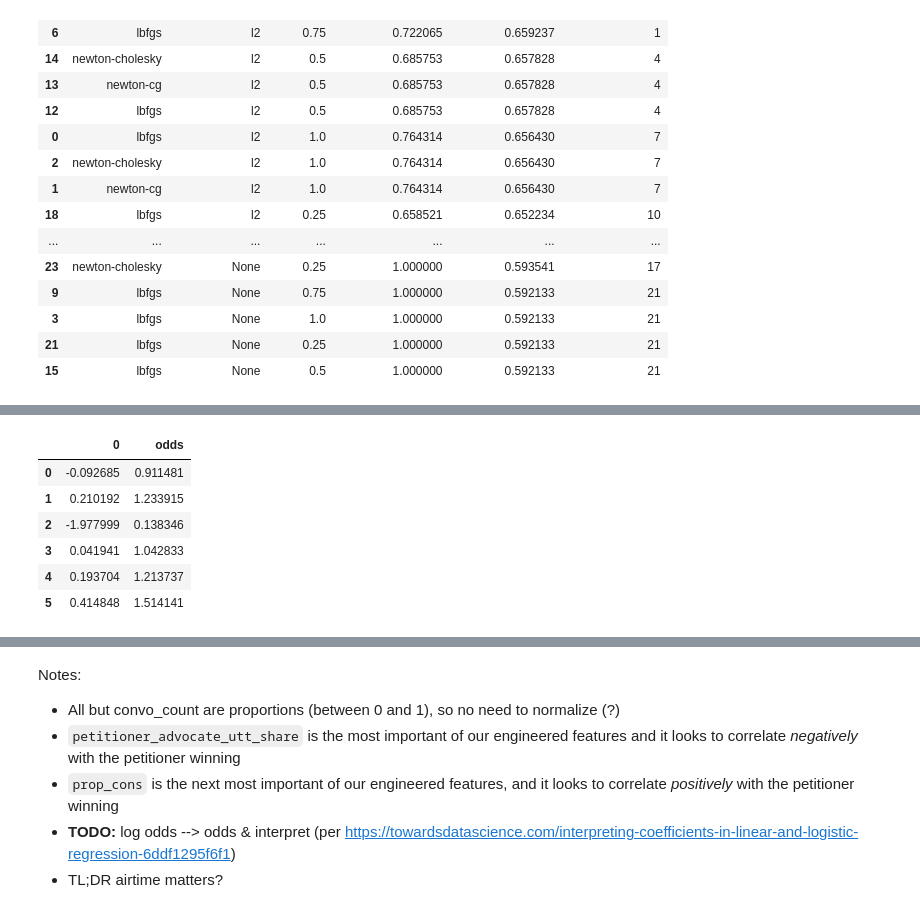
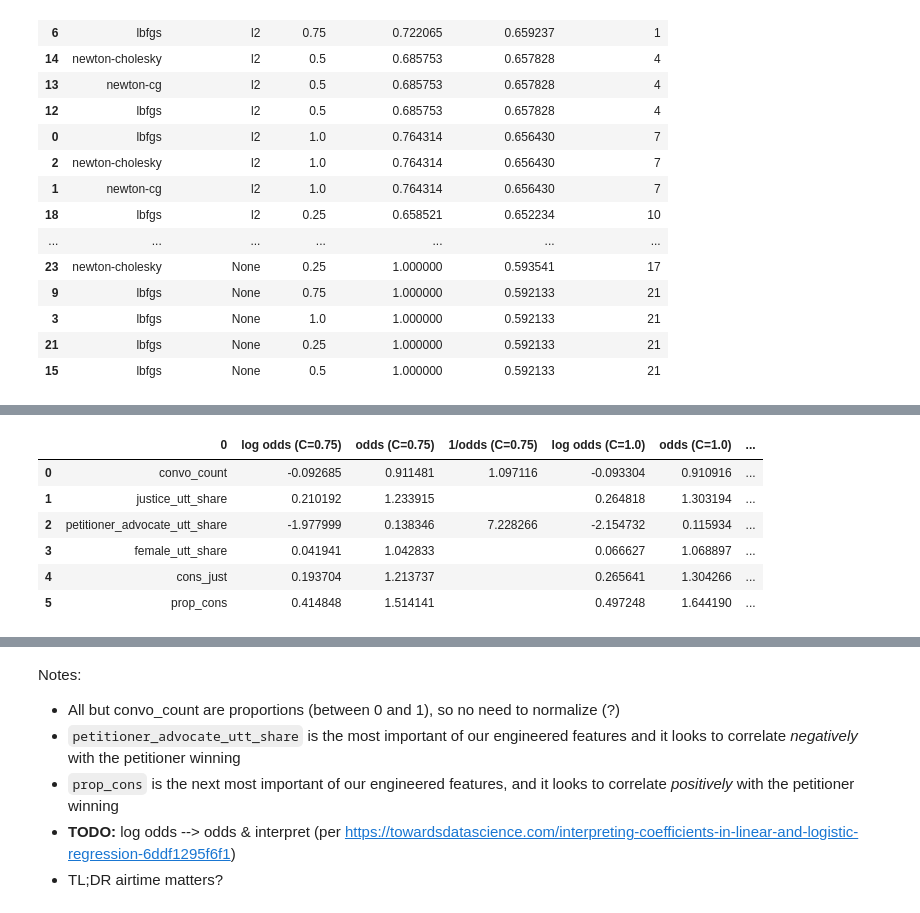
Before and after one commit to baueramari/team-supreme, a Jupyter notebook: explore_fv.ipynb, the cells around one changed output, grey strips where cells are left out. Drawn from its saved outputs; the diff is of its cells as text; code cells hidden in the pictures.

```diff
--- a/explore_fv.ipynb
+++ b/explore_fv.ipynb
@@ -299,11 +309,24 @@ mod_coefs
-# %%
-mod_coefs.loc[:, 'odds'] = np.exp(mod_coefs.loc[:, 0])
-mod_coefs
-# %% [output]
-|  | 0 | odds |
-| 0 | -0.092685 | 0.911481 |
-| 1 | 0.210192 | 1.233915 |
-| 2 | -1.977999 | 0.138346 |
-| 3 | 0.041941 | 1.042833 |
-| 4 | 0.193704 | 1.213737 |
-| 5 | 0.414848 | 1.514141 |
+# %%
+mod_coefs.columns  = ['log odds (C=0.75)']
+mod_coefs.loc[:, 'odds (C=0.75)'] = np.exp(mod_coefs.loc[:, 'log odds (C=0.75)'])
+mod_coefs.loc[:, '1/odds (C=0.75)'] = ''
+mod_coefs.loc[mod_coefs.loc[:, 'log odds (C=0.75)'] < 0, '1/odds (C=0.75)'] = \
+ (1 / mod_coefs.loc[:, 'odds (C=0.75)'])
+
+logit_all_coefs.columns  = ['log odds (C=1.0)']
+logit_all_coefs.loc[:, 'odds (C=1.0)'] = np.exp(logit_all_coefs.loc[:, 'log odds (C=1.0)'])
+logit_all_coefs.loc[:, '1/odds (C=1.0)'] = ''
+logit_all_coefs.loc[logit_all_coefs.loc[:, 'log odds (C=1.0)'] < 0, '1/odds (C=1.0)'] = \
+ (1 / logit_all_coefs.loc[:, 'odds (C=1.0)'])
+
+coefs = pd.merge(features, mod_coefs, left_index=True, right_index=True)
+coefs = pd.merge(coefs, logit_all_coefs, left_index=True, right_index=True)
+coefs
+# %% [output]
+|  | 0 | log odds (C=0.75) | odds (C=0.75) | 1/odds (C=0.75) | log odds (C=1.0) | odds (C=1.0) | ... |
+| 0 | convo_count | -0.092685 | 0.911481 | 1.097116 | -0.093304 | 0.910916 | ... |
+| 1 | justice_utt_share | 0.210192 | 1.233915 |  | 0.264818 | 1.303194 | ... |
+| 2 | petitioner_advocate_utt_share | -1.977999 | 0.138346 | 7.228266 | -2.154732 | 0.115934 | ... |
+| 3 | female_utt_share | 0.041941 | 1.042833 |  | 0.066627 | 1.068897 | ... |
+| 4 | cons_just | 0.193704 | 1.213737 |  | 0.265641 | 1.304266 | ... |
+| 5 | prop_cons | 0.414848 | 1.514141 |  | 0.497248 | 1.644190 | ... |
```
Also changed, not shown: parts of 6 cells of this notebook.
